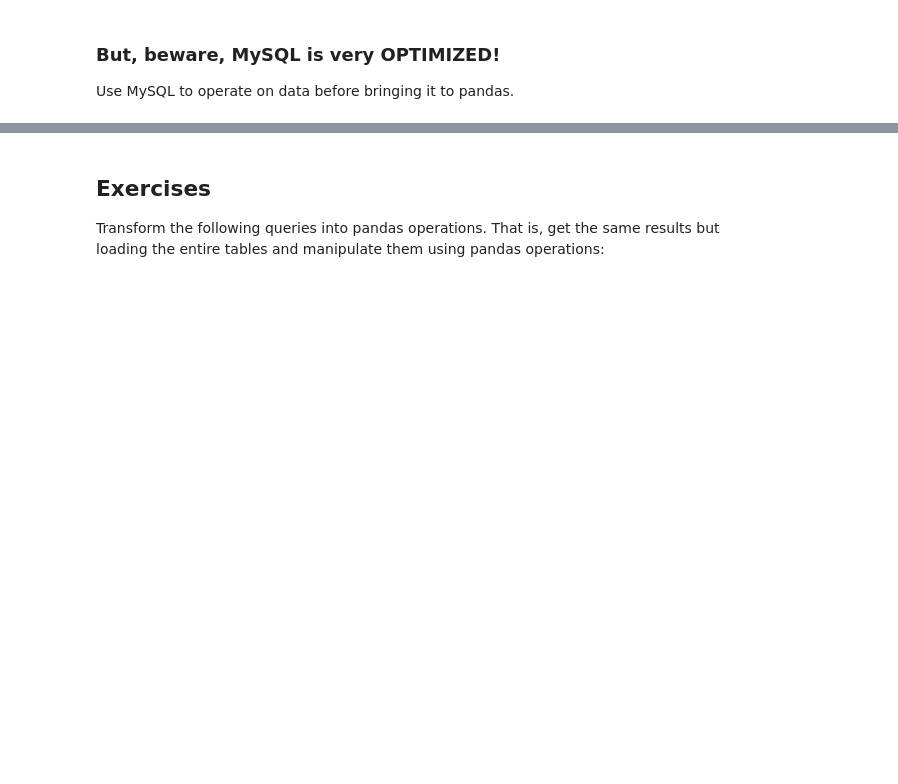
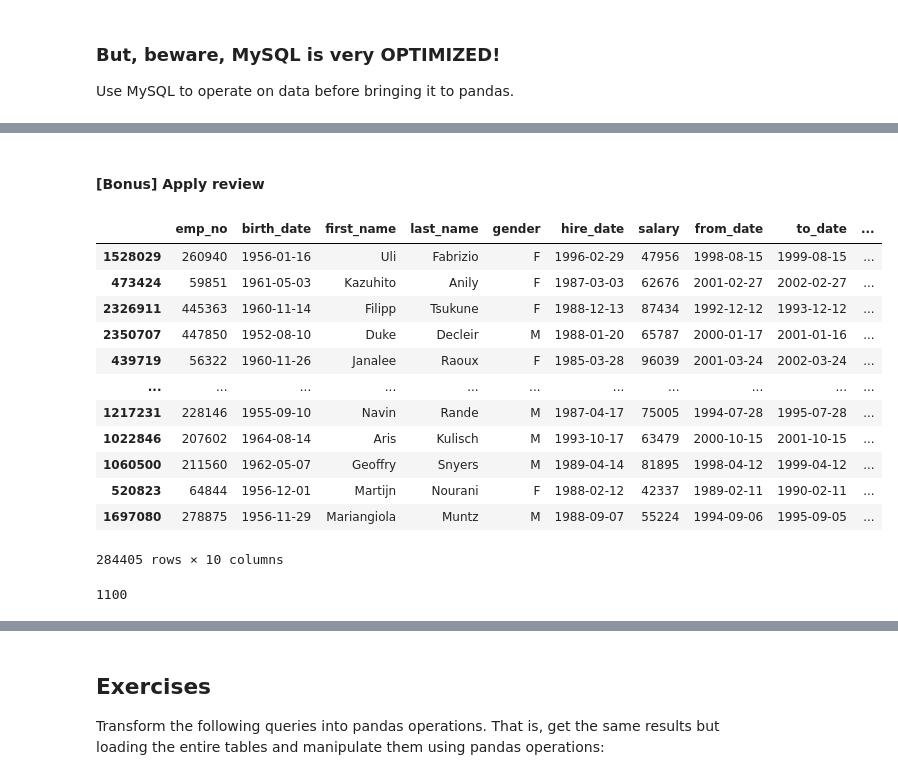
Before and after one commit to sheriffff/teaching-ironhack-data-madrid-2020, a Jupyter notebook: week_04/02-SQLalchemy.ipynb, the cells around one changed output, grey strips where cells are left out. Saved outputs shown, nothing was run; the diff lists cells and outputs as text; code cells hidden in the pictures; blank space fills up the shorter version.

Commit message:
added review session notebook

```diff
--- a/week_04/02-SQLalchemy.ipynb
+++ b/week_04/02-SQLalchemy.ipynb
@@ -130,6 +159,6 @@ Table: Ratings
 # %%
 # execute Queries
-query = "SELECT * FROM Ratings WHERE price > 10;"
+query = "SELECT * FROM salaries WHERE salary > 50000;"
 res = conn.execute(query)
 # %%
 # The result is an iterator
@@ -224,0 +257,6 @@ pd.DataFrame(df_emp_sal.groupby('gender')['salary'].mean())
+# %%
+# perform the operations in pandas
+df_employees = pd.read_sql(con=conn, sql='SELECT * FROM employees')
+df_salaries = pd.read_sql(con=conn, sql='SELECT * FROM salaries')
+df_emp_sal = df_employees.merge(df_salaries, on='emp_no', how='inner')
+pd.DataFrame(df_emp_sal.groupby('gender')['salary'].mean().round())
@@ -224,0 +303,4 @@ pd.DataFrame(df_emp_sal.groupby('gender')['salary'].mean())
+# %%
+# Add new category
+df_tmp = df_emp_sal.copy()
+df_tmp['is_active'] = ['yes' if random.random() > 0.5 else 'no' for _ in range(df_tmp.shape[0])]
@@ -224,0 +337,28 @@ pd.DataFrame(df_emp_sal.groupby('gender')['salary'].mean())
+# %% [markdown]
+#### [Bonus] Apply review
+# %%
+df_tmp.head()
+df_tmp_2 = df_tmp.sample(frac=0.1)
+# %%
+df_tmp_2
+# %% [output]
+|  | emp_no | birth_date | first_name | last_name | gender | hire_date | salary | from_date | to_date | ... |
+| 1528029 | 260940 | 1956-01-16 | Uli | Fabrizio | F | 1996-02-29 | 47956 | 1998-08-15 | 1999-08-15 | ... |
+| 473424 | 59851 | 1961-05-03 | Kazuhito | Anily | F | 1987-03-03 | 62676 | 2001-02-27 | 2002-02-27 | ... |
+| 2326911 | 445363 | 1960-11-14 | Filipp | Tsukune | F | 1988-12-13 | 87434 | 1992-12-12 | 1993-12-12 | ... |
+| 2350707 | 447850 | 1952-08-10 | Duke | Decleir | M | 1988-01-20 | 65787 | 2000-01-17 | 2001-01-16 | ... |
+| 439719 | 56322 | 1960-11-26 | Janalee | Raoux | F | 1985-03-28 | 96039 | 2001-03-24 | 2002-03-24 | ... |
+| ... | ... | ... | ... | ... | ... | ... | ... | ... | ... | ... |
+| 1217231 | 228146 | 1955-09-10 | Navin | Rande | M | 1987-04-17 | 75005 | 1994-07-28 | 1995-07-28 | ... |
+| 1022846 | 207602 | 1964-08-14 | Aris | Kulisch | M | 1993-10-17 | 63479 | 2000-10-15 | 2001-10-15 | ... |
+| 1060500 | 211560 | 1962-05-07 | Geoffry | Snyers | M | 1989-04-14 | 81895 | 1998-04-12 | 1999-04-12 | ... |
+| 520823 | 64844 | 1956-12-01 | Martijn | Nourani | F | 1988-02-12 | 42337 | 1989-02-11 | 1990-02-11 | ... |
+| 1697080 | 278875 | 1956-11-29 | Mariangiola | Muntz | M | 1988-09-07 | 55224 | 1994-09-06 | 1995-09-05 | ... |
+284405 rows × 10 columns
+# %%
+def raise_salary(salary, pct=0.1):
+    return salary * (1 + pct)
+
+raise_salary(100, 10)
+# %% [output]
+1100
```
Also changed, not shown: parts of 46 cells of this notebook, 3 other files.
